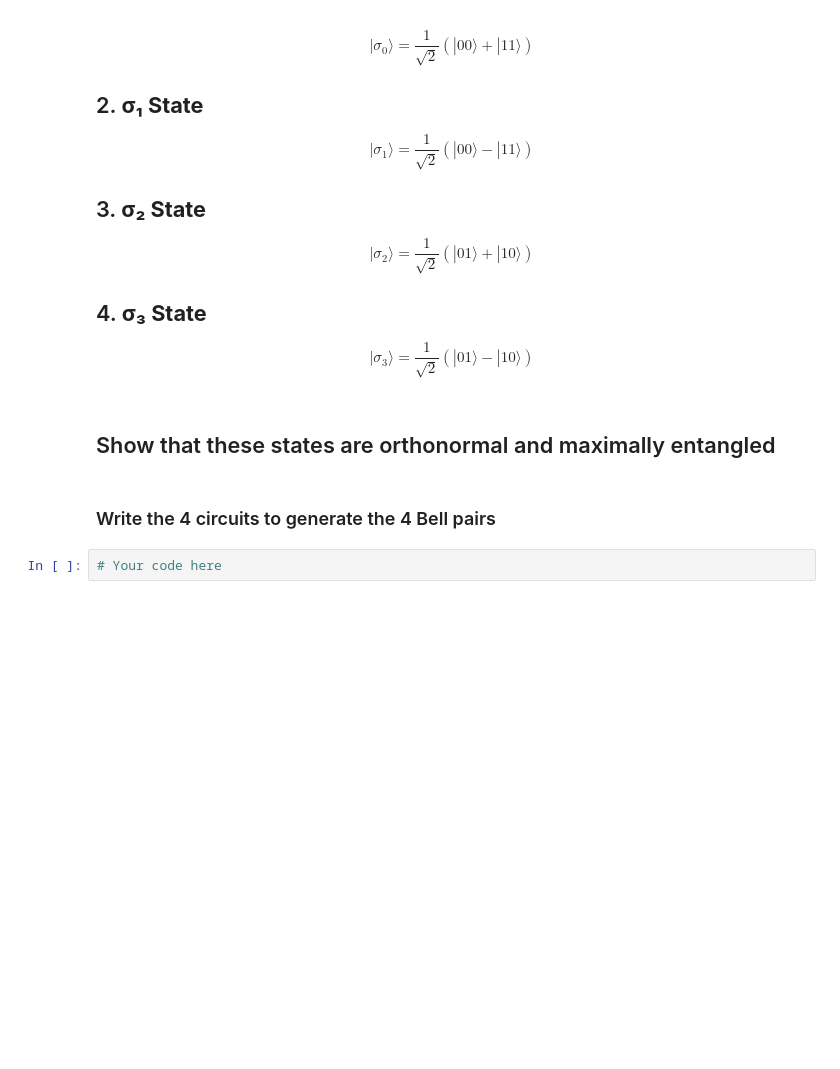
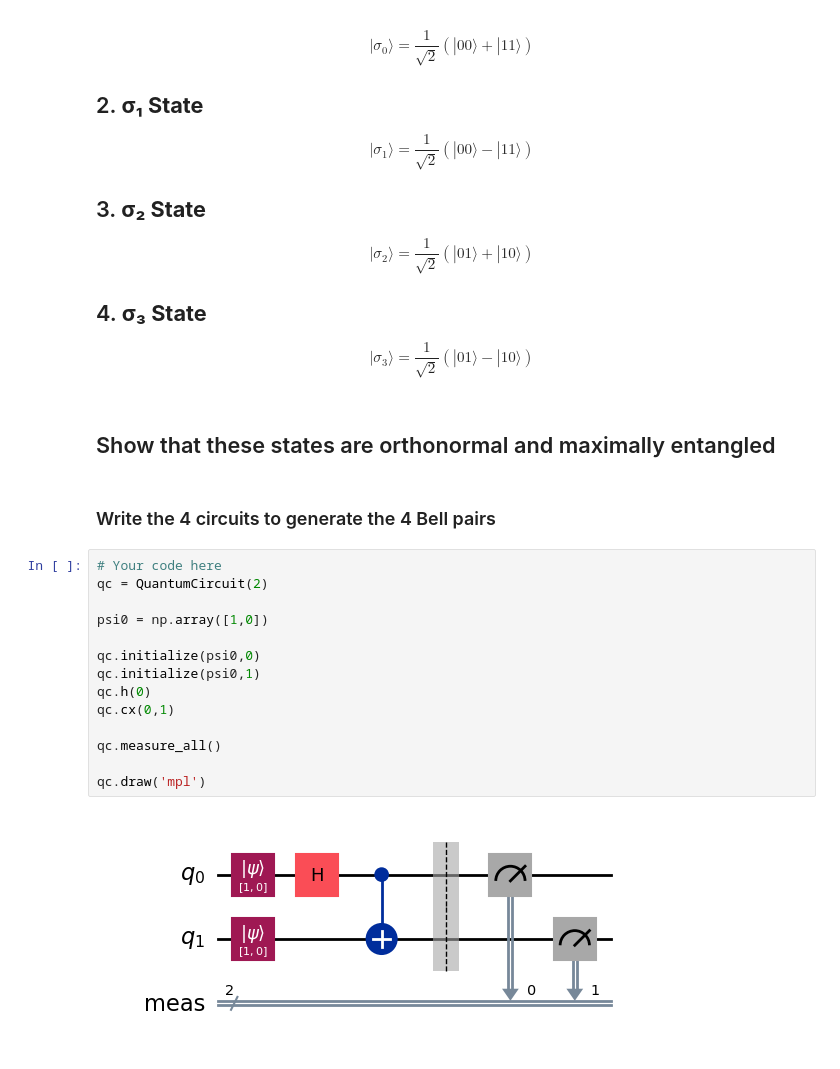
Before and after one commit to tanguyyyy/quantum_computing_psl_week, a Jupyter notebook: Lecture 2/02_1_Entangling_gates.ipynb, the cells around one changed output. Cells and saved outputs as stored; diff of their text form; blank space fills up the shorter version.

```diff
--- a/Lecture 2/02_1_Entangling_gates.ipynb
+++ b/Lecture 2/02_1_Entangling_gates.ipynb
@@ -359,5 +405,19 @@ $$
 ## Show that these states are orthonormal and maximally entangled
 # %% [markdown]
 ### Write the 4 circuits to generate the 4 Bell pairs
-# %%
-# Your code here
+# %%
+# Your code here
+qc = QuantumCircuit(2)
+
+psi0 = np.array([1,0])
+
+qc.initialize(psi0,0)
+qc.initialize(psi0,1)
+qc.h(0)
+qc.cx(0,1)
+
+qc.measure_all()
+
+qc.draw('mpl')
+# %% [output]
+[figure, added]
```
Also changed, not shown: parts of 11 cells of this notebook, 1 other file.
